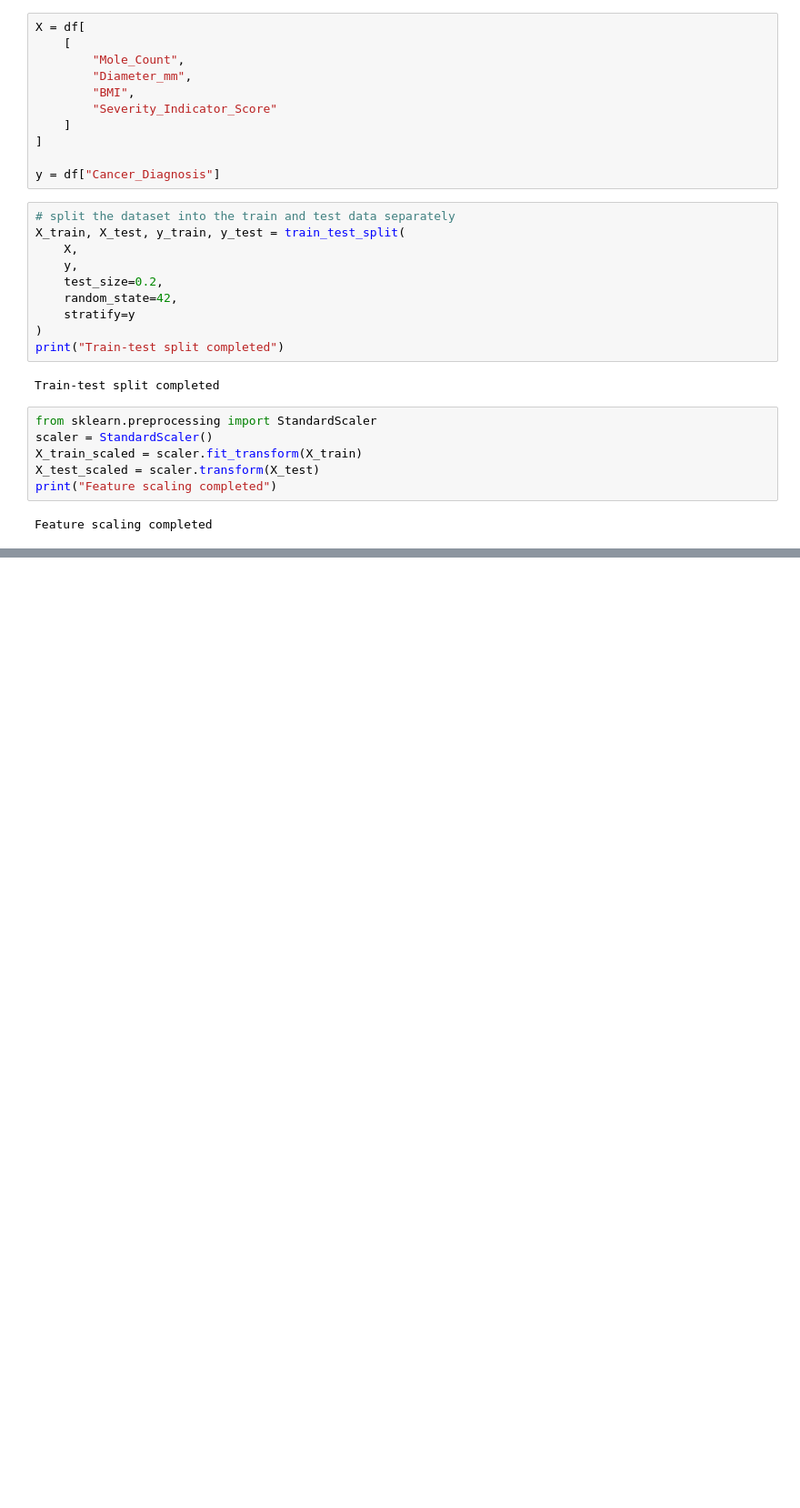
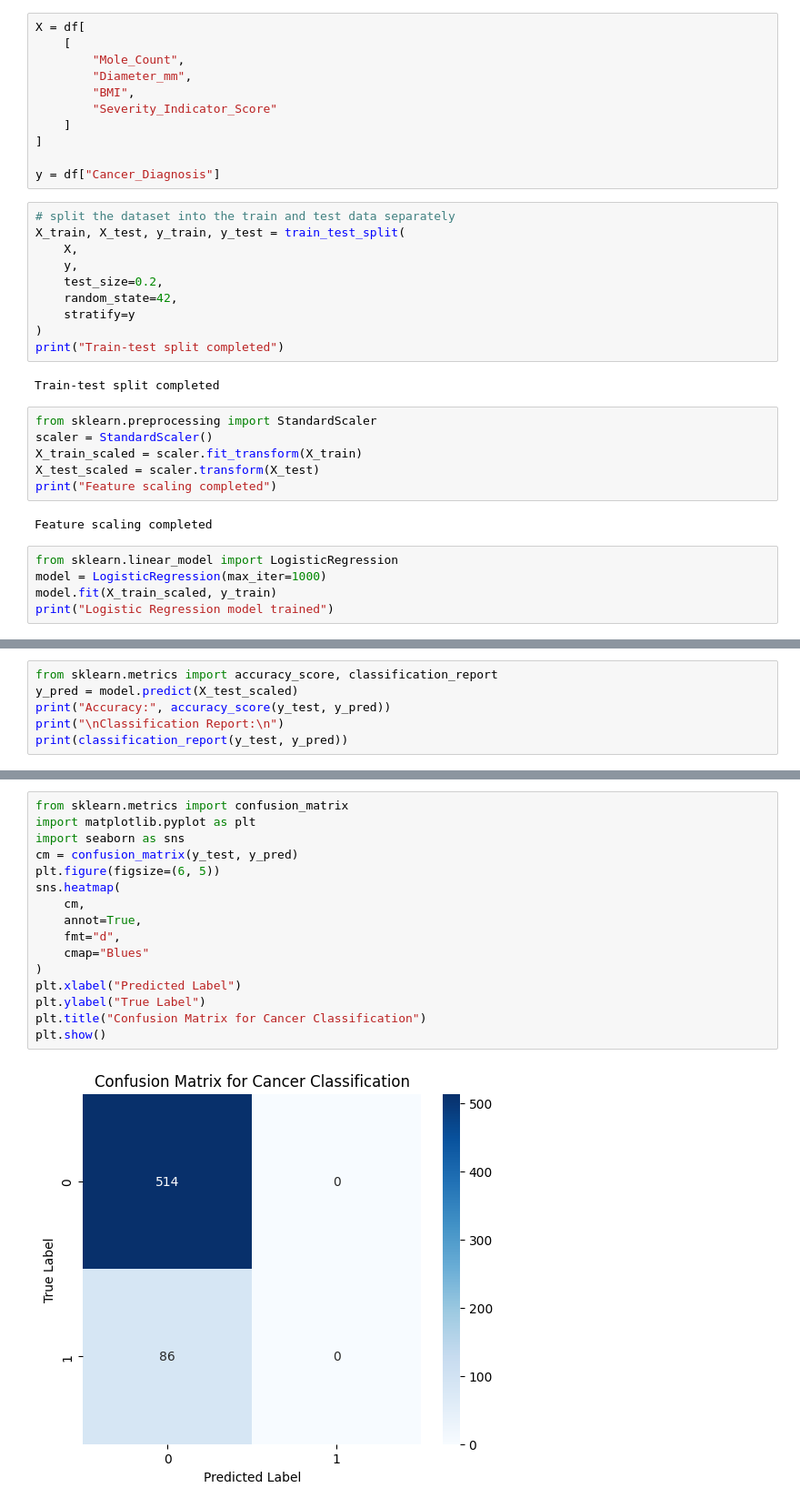
Before and after one commit to rajagowtham0/week-1, a Jupyter notebook: Week1_Day5.ipynb, the cells around one changed output, grey strips where cells are left out. Shown at 91% size. Saved outputs shown, nothing was run; the diff lists cells and outputs as text; blank space fills up the shorter version.

Commit message:
created the basic machine learning model and trained it

```diff
--- a/Week1_Day5.ipynb
+++ b/Week1_Day5.ipynb
@@ -206,3 +206,8 @@ X_test_scaled = scaler.transform(X_test)
 print("Feature scaling completed")
 # %% [output]
 Feature scaling completed
+# %%
+from sklearn.linear_model import LogisticRegression
+model = LogisticRegression(max_iter=1000)
+model.fit(X_train_scaled, y_train)
+print("Logistic Regression model trained")
@@ -208,0 +216,6 @@ Feature scaling completed
+# %%
+from sklearn.metrics import accuracy_score, classification_report
+y_pred = model.predict(X_test_scaled)
+print("Accuracy:", accuracy_score(y_test, y_pred))
+print("\nClassification Report:\n")
+print(classification_report(y_test, y_pred))
@@ -208,0 +235,18 @@ Feature scaling completed
+# %%
+from sklearn.metrics import confusion_matrix
+import matplotlib.pyplot as plt
+import seaborn as sns
+cm = confusion_matrix(y_test, y_pred)
+plt.figure(figsize=(6, 5))
+sns.heatmap(
+    cm,
+    annot=True,
+    fmt="d",
+    cmap="Blues"
+)
+plt.xlabel("Predicted Label")
+plt.ylabel("True Label")
+plt.title("Confusion Matrix for Cancer Classification")
+plt.show()
+# %% [output]
+[figure, added]
```
Also changed, not shown: parts of 2 cells of this notebook.
